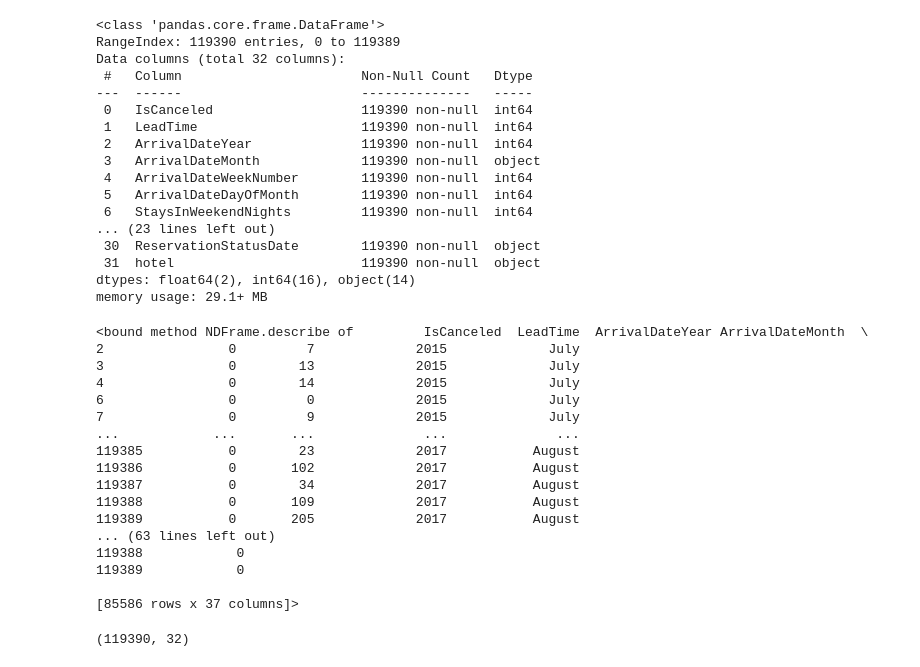
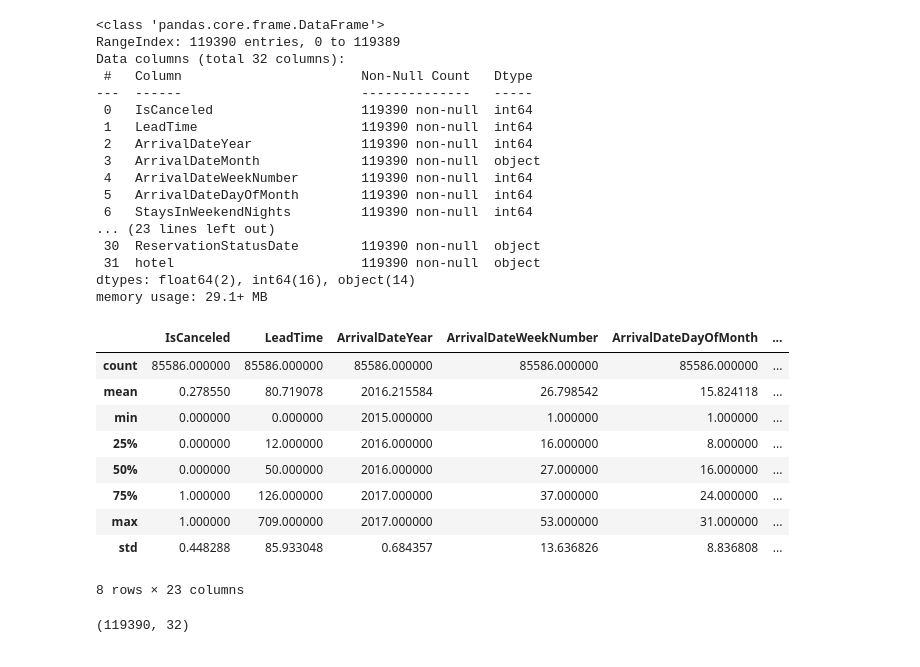
Before and after one commit to SamaaHassan/Data_SC, a Jupyter notebook: Hotel_Bookings_Analysis.ipynb, the cells around one changed output. Saved outputs shown, nothing was run; the diff lists cells and outputs as text; code cells hidden in the pictures.

```diff
--- a/Hotel_Bookings_Analysis.ipynb
+++ b/Hotel_Bookings_Analysis.ipynb
@@ -148,25 +148,18 @@ Data columns (total 32 columns):
 dtypes: float64(2), int64(16), object(14)
 memory usage: 29.1+ MB
 # %%
-df.describe
+df.describe()
 # %% [output]
+|  | IsCanceled | LeadTime | ArrivalDateYear | ArrivalDateWeekNumber | ArrivalDateDayOfMonth | ... |
+| count | 85586.000000 | 85586.000000 | 85586.000000 | 85586.000000 | 85586.000000 | ... |
+| mean | 0.278550 | 80.719078 | 2016.215584 | 26.798542 | 15.824118 | ... |
+| min | 0.000000 | 0.000000 | 2015.000000 | 1.000000 | 1.000000 | ... |
+| 25% | 0.000000 | 12.000000 | 2016.000000 | 16.000000 | 8.000000 | ... |
+| 50% | 0.000000 | 50.000000 | 2016.000000 | 27.000000 | 16.000000 | ... |
+| 75% | 1.000000 | 126.000000 | 2017.000000 | 37.000000 | 24.000000 | ... |
+| max | 1.000000 | 709.000000 | 2017.000000 | 53.000000 | 31.000000 | ... |
+| std | 0.448288 | 85.933048 | 0.684357 | 13.636826 | 8.836808 | ... |
-<bound method NDFrame.describe of         IsCanceled  LeadTime  ArrivalDateYear ArrivalDateMonth  \
-2                0         7             2015             July
-3                0        13             2015             July
-4                0        14             2015             July
-6                0         0             2015             July
-7                0         9             2015             July
-...            ...       ...              ...              ...
-119385           0        23             2017           August
-119386           0       102             2017           August
-119387           0        34             2017           August
-119388           0       109             2017           August
-119389           0       205             2017           August
-... (63 lines left out)
-119388            0
-119389            0
-
-[85586 rows x 37 columns]>
+8 rows × 23 columns
 # %%
 df.shape
 # %% [output]
```
